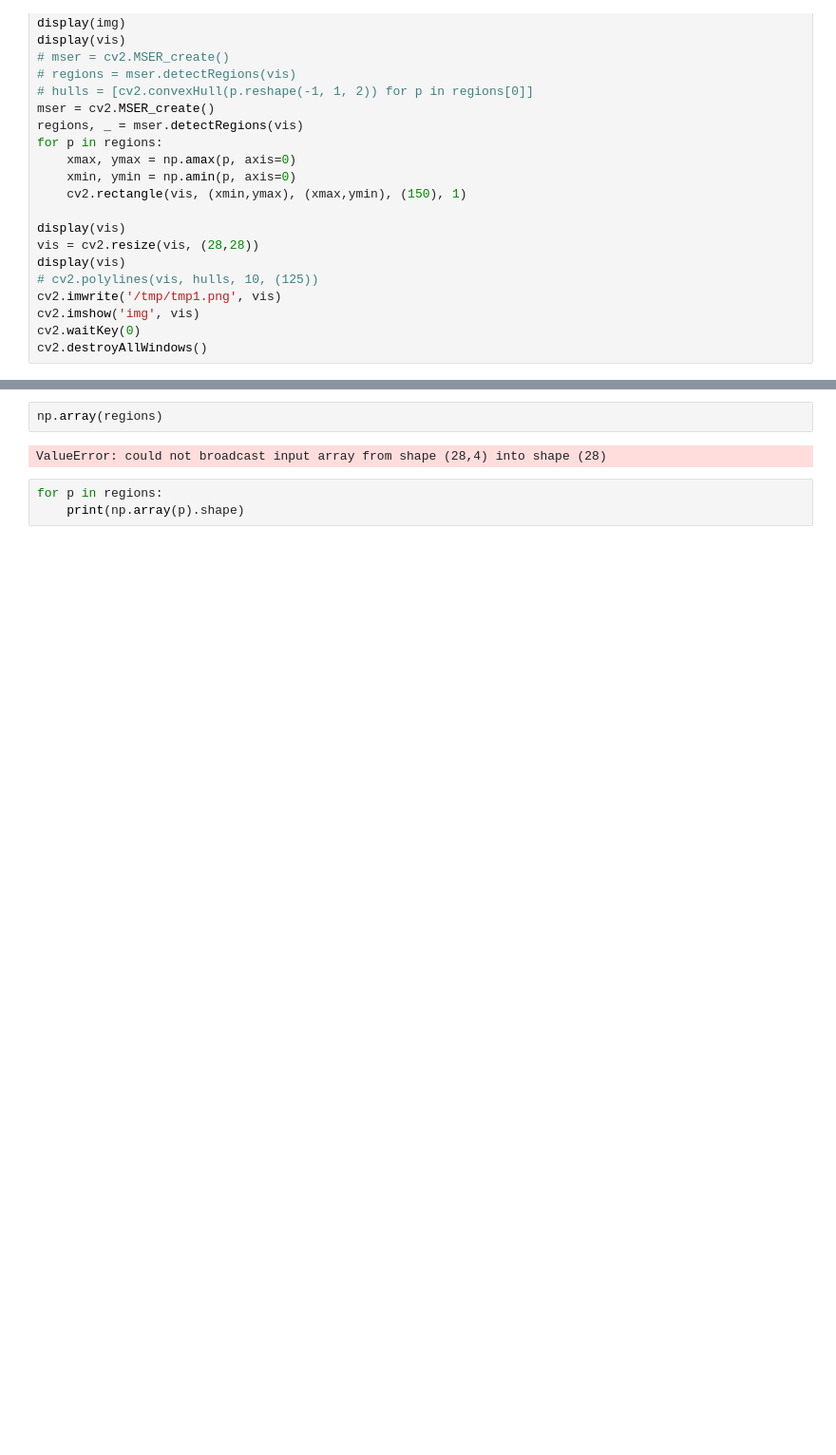
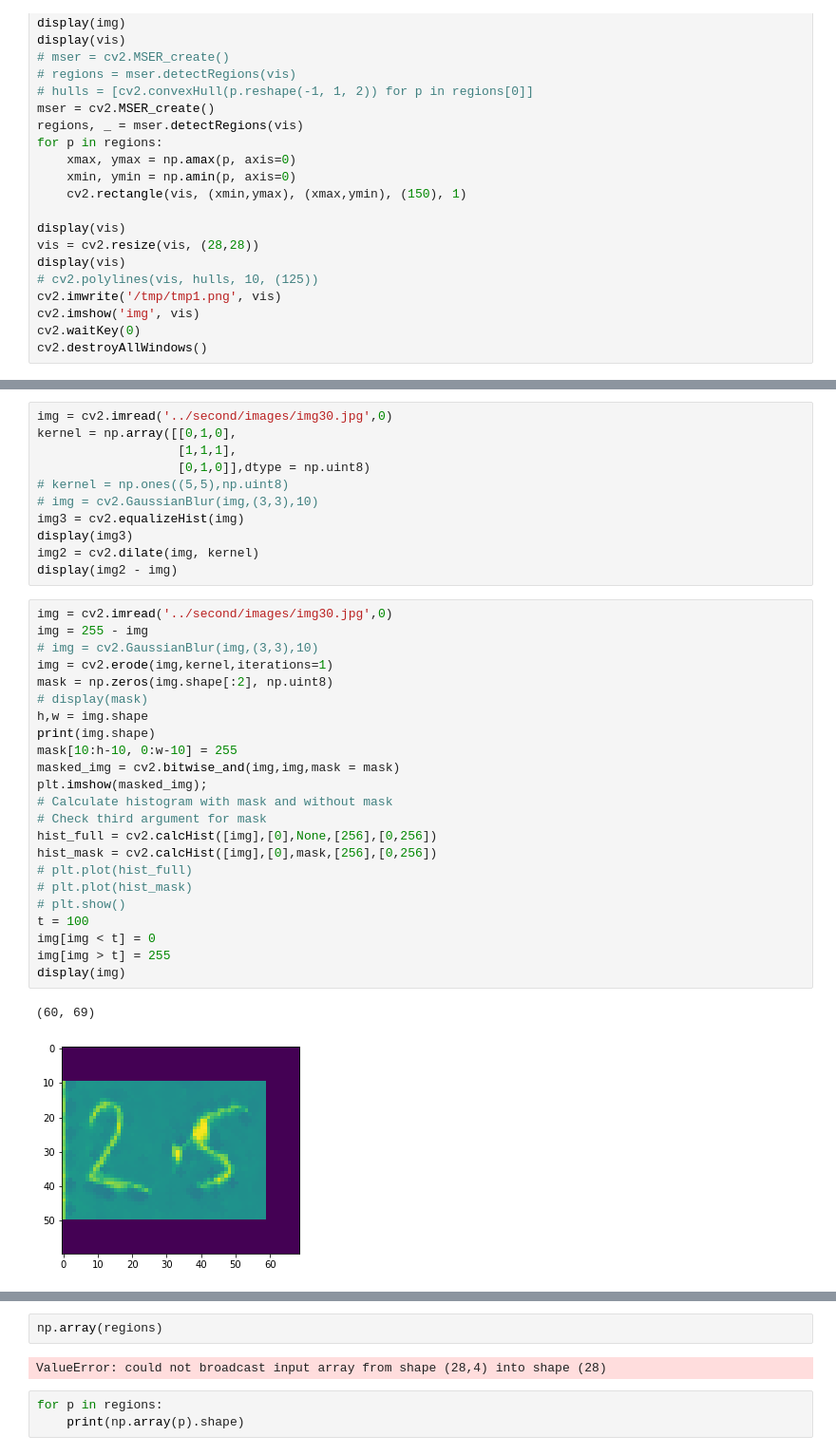
Before and after one commit to alpha-k911/multi-digit-recognition, a Jupyter notebook: multi_digits_model_0_9.ipynb, the cells around one changed output, grey strips where cells are left out. Shown at 95% size. Drawn from its saved outputs; the diff is of its cells as text; blank space fills up the shorter version.

```diff
--- a/multi_digits_model_0_9.ipynb
+++ b/multi_digits_model_0_9.ipynb
@@ -400,0 +420,37 @@ True
+# %%
+img = cv2.imread('../second/images/img30.jpg',0)
+kernel = np.array([[0,1,0],
+                   [1,1,1],
+                   [0,1,0]],dtype = np.uint8)
+# kernel = np.ones((5,5),np.uint8)
+# img = cv2.GaussianBlur(img,(3,3),10)
+img3 = cv2.equalizeHist(img)
+display(img3)
+img2 = cv2.dilate(img, kernel)
+display(img2 - img)
+# %%
+img = cv2.imread('../second/images/img30.jpg',0)
+img = 255 - img
+# img = cv2.GaussianBlur(img,(3,3),10)
+img = cv2.erode(img,kernel,iterations=1)
+mask = np.zeros(img.shape[:2], np.uint8)
+# display(mask)
+h,w = img.shape
+print(img.shape)
+mask[10:h-10, 0:w-10] = 255
+masked_img = cv2.bitwise_and(img,img,mask = mask)
+plt.imshow(masked_img);
+# Calculate histogram with mask and without mask
+# Check third argument for mask
+hist_full = cv2.calcHist([img],[0],None,[256],[0,256])
+hist_mask = cv2.calcHist([img],[0],mask,[256],[0,256])
+# plt.plot(hist_full)
+# plt.plot(hist_mask)
+# plt.show()
+t = 100
+img[img < t] = 0
+img[img > t] = 255
+display(img)
+# %% [output]
+(60, 69)
+[figure, added]
```
Also changed, not shown: parts of 10 cells of this notebook, 2 other files.
